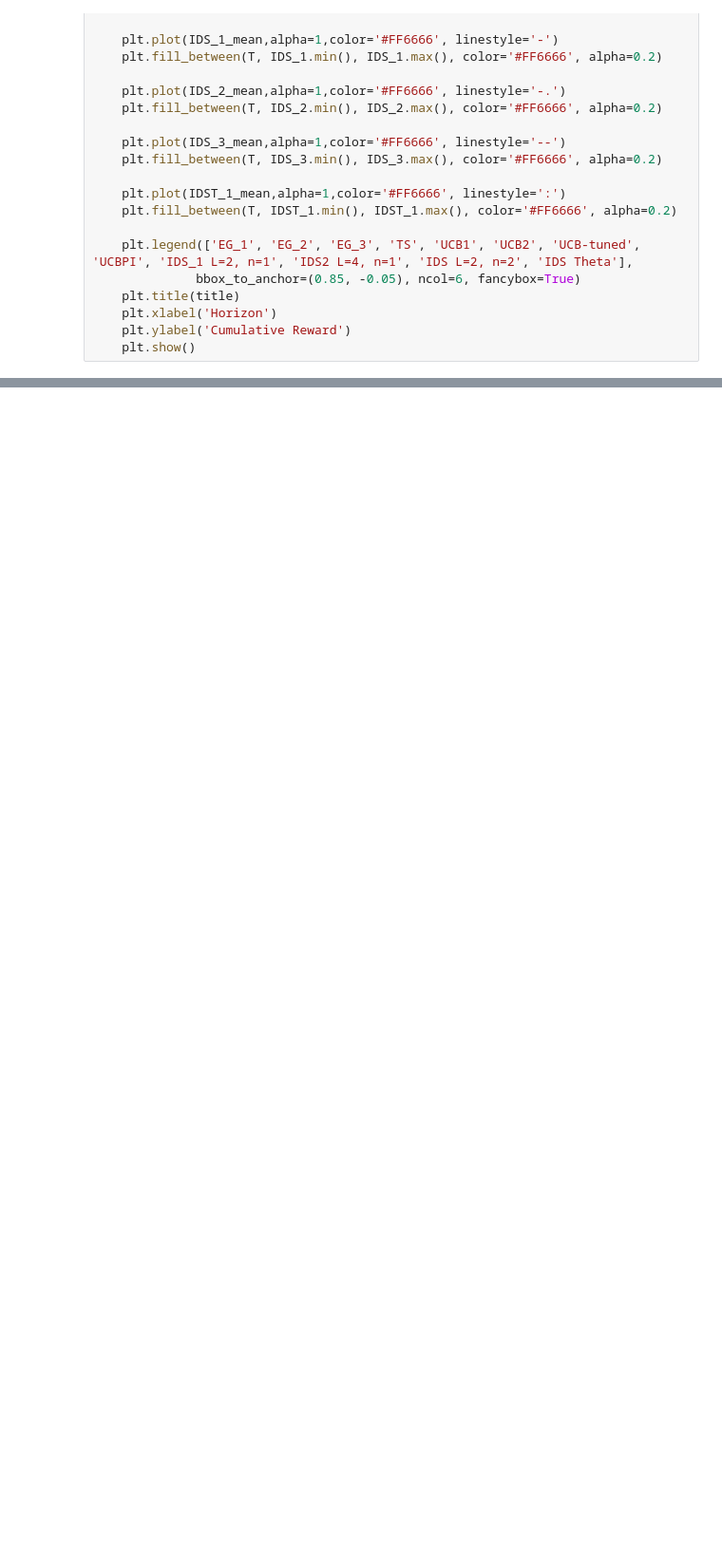
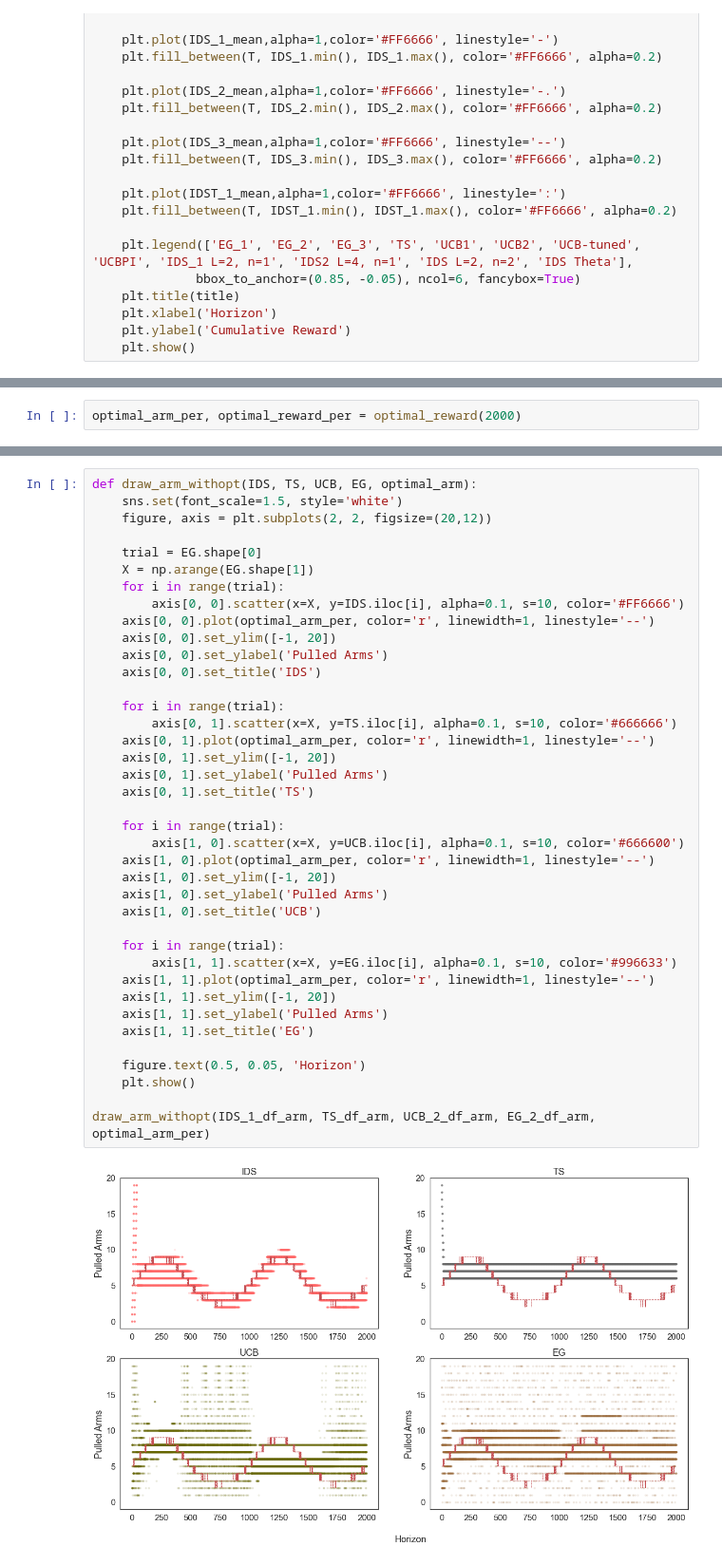
Before and after one commit to jus030245/ACIDP, a Jupyter notebook: Exp4.ipynb, the cells around one changed output, grey strips where cells are left out. Shown at 95% size. Drawn from its saved outputs; the diff is of its cells as text; blank space fills up the shorter version.

```diff
--- a/Exp4.ipynb
+++ b/Exp4.ipynb
@@ -436,0 +356,2 @@ draw_arm(IDS_1_df_arm, TS_df_arm, UCB_2_df_arm, EG_2_df_arm)
+# %%
+optimal_arm_per, optimal_reward_per = optimal_reward(2000)
@@ -436,0 +435,41 @@ draw_arm(IDS_1_df_arm, TS_df_arm, UCB_2_df_arm, EG_2_df_arm)
+# %%
+def draw_arm_withopt(IDS, TS, UCB, EG, optimal_arm):
+    sns.set(font_scale=1.5, style='white')
+    figure, axis = plt.subplots(2, 2, figsize=(20,12))
+
+    trial = EG.shape[0]
+    X = np.arange(EG.shape[1])
+    for i in range(trial):
+        axis[0, 0].scatter(x=X, y=IDS.iloc[i], alpha=0.1, s=10, color='#FF6666')
+    axis[0, 0].plot(optimal_arm_per, color='r', linewidth=1, linestyle='--')
+    axis[0, 0].set_ylim([-1, 20])
+    axis[0, 0].set_ylabel('Pulled Arms')
+    axis[0, 0].set_title('IDS')
+
+    for i in range(trial):
+        axis[0, 1].scatter(x=X, y=TS.iloc[i], alpha=0.1, s=10, color='#666666')
+    axis[0, 1].plot(optimal_arm_per, color='r', linewidth=1, linestyle='--')
+    axis[0, 1].set_ylim([-1, 20])
+    axis[0, 1].set_ylabel('Pulled Arms')
+    axis[0, 1].set_title('TS')
+
+    for i in range(trial):
+        axis[1, 0].scatter(x=X, y=UCB.iloc[i], alpha=0.1, s=10, color='#666600')
+    axis[1, 0].plot(optimal_arm_per, color='r', linewidth=1, linestyle='--')
+    axis[1, 0].set_ylim([-1, 20])
+    axis[1, 0].set_ylabel('Pulled Arms')
+    axis[1, 0].set_title('UCB')
+
+    for i in range(trial):
+        axis[1, 1].scatter(x=X, y=EG.iloc[i], alpha=0.1, s=10, color='#996633')
+    axis[1, 1].plot(optimal_arm_per, color='r', linewidth=1, linestyle='--')
+    axis[1, 1].set_ylim([-1, 20])
+    axis[1, 1].set_ylabel('Pulled Arms')
+    axis[1, 1].set_title('EG')
+
+    figure.text(0.5, 0.05, 'Horizon')
+    plt.show()
+
+draw_arm_withopt(IDS_1_df_arm, TS_df_arm, UCB_2_df_arm, EG_2_df_arm, optimal_arm_per)
+# %% [output]
+[figure, added]
```
Also changed, not shown: parts of 14 cells of this notebook, 14 other files.
